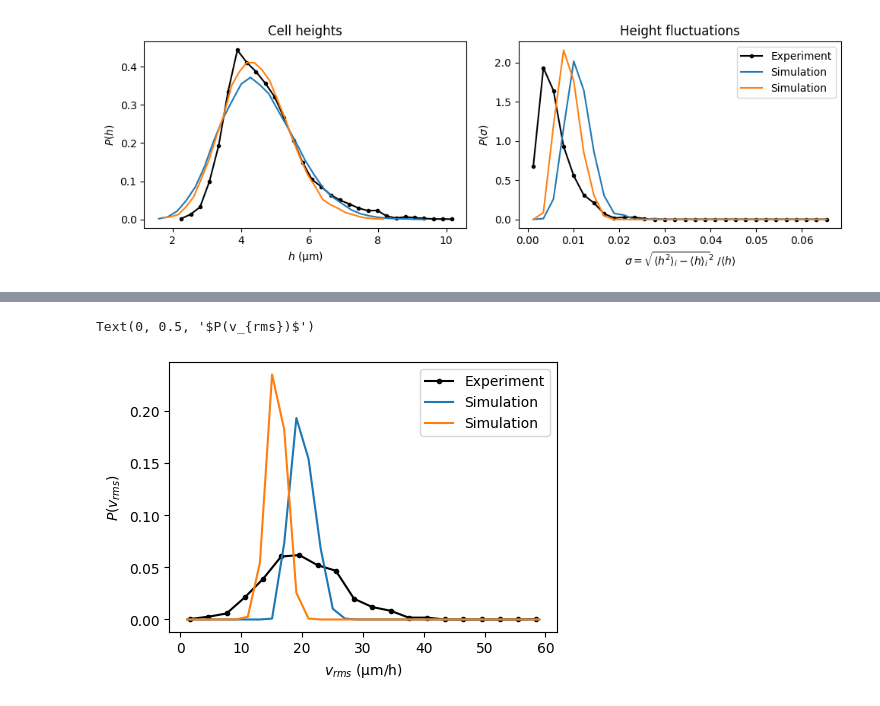
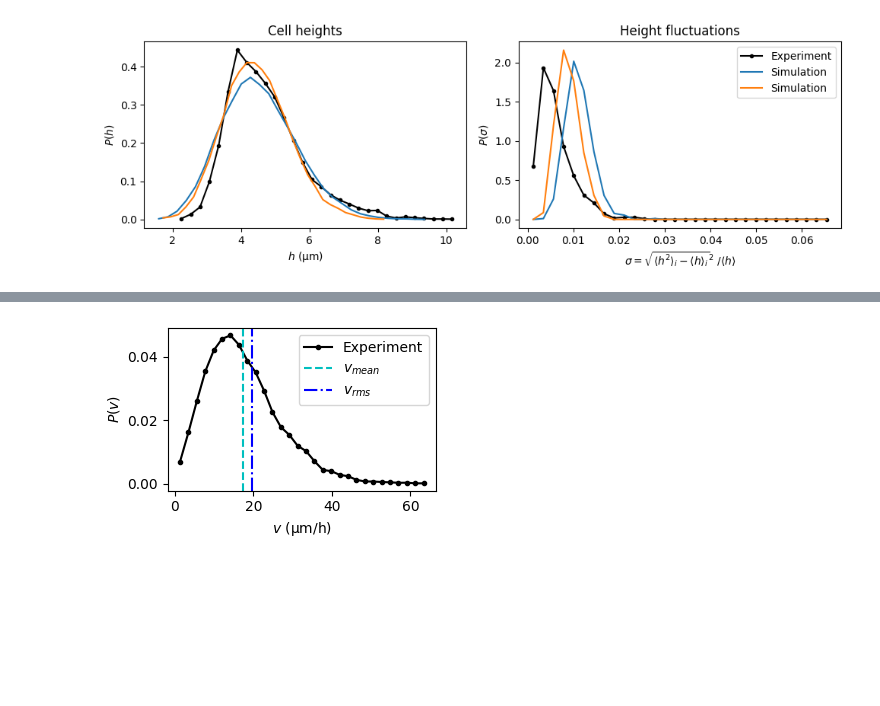
Before and after one commit to siljabl/VertexModel, a Jupyter notebook: analysis/visualization/notebooks/distributions.ipynb, the cells around one changed output, grey strips where cells are left out. Cells and saved outputs as stored; diff of their text form; code cells hidden in the pictures; blank space fills up the shorter version.

Commit message:
adapting plots

```diff
--- a/analysis/visualization/notebooks/distributions.ipynb
+++ b/analysis/visualization/notebooks/distributions.ipynb
@@ -28,8 +28,8 @@ masks = []
 cellprops = []
 
 # Add experimental data
-for dataset in ["holomonitor_20240319_A1-13"]:
-                #"holomonitor_20240301_B1-4",
+for dataset in ["holomonitor_20240319_A1-13",
+                "holomonitor_20240301_B1-4"]:
                 #"holomonitor_20240319_B1-11",
                 #"holomonitor_20240319_A1-9",
                 #"holomonitor_20240319_A1-13"]:
@@ -244,30 +246,36 @@ plt.tight_layout()
 # %%
-tmp_dist = []
+tmp_speed = []
+tmp_vrms  = []
 for cellprop, mask in zip(cellprops, masks):
-    speed = np.ma.sqrt(cellprop.dx[mask[:-1]]**2 + cellprop.dy[mask[:-1]]**2)
-    vrms  = np.ma.sqrt(np.ma.mean(speed**2, axis=0)) * 12
+    speed     = np.ma.sqrt(cellprop.dx[mask[:-1]]**2 + cellprop.dy[mask[:-1]]**2) * 12
+    vrms_cell = np.ma.sqrt(np.ma.mean(speed**2, axis=0))
+    vrms_tot  = np.ma.sqrt(np.ma.mean(speed**2))
 
-    tmp_dist.append((vrms).ravel())
+    tmp_speed.append(speed.ravel())
+    tmp_vrms.append(vrms_cell.ravel())
 
-tmp_dist = np.ma.concatenate(tmp_dist)
-vrms_exp = hist_to_curve(tmp_dist, 20, hist_range=[0.1, 60])
+tmp_speed = np.ma.concatenate(tmp_speed)
+speed_exp = hist_to_curve(tmp_speed, 30)
 
-vrms_sims = []
-for list_vm in list_vms:
+# vrms_sims = []
+# for list_vm in list_vms:
 
-    cell_velocities    = vm_output.get_cell_velocities(list_vm)
-    cell_speeds     = np.sqrt(cell_velocities[:,:,0]**2 + cell_velocities[:,:,1]**2)
-    vrms_sims.append(hist_to_curve(np.sqrt(np.ma.mean(cell_speeds**2, axis=0)), 30, hist_range=[0.1, 60]))
+#     cell_velocities    = vm_output.get_cell_velocities(list_vm)
+#     cell_speeds     = np.sqrt(cell_velocities[:,:,0]**2 + cell_velocities[:,:,1]**2)
+#     vrms_sims.append(hist_to_curve(np.sqrt(np.ma.mean(cell_speeds**2, axis=0)), 30, hist_range=[0.1, 60]))
 
 
 
-plt.figure(figsize=(5,3.5))
-plt.plot(vrms_exp[0], vrms_exp[1], 'k.-', label="Experiment")
-for vrms_sim in vrms_sims:
-    plt.plot(vrms_sim[0], vrms_sim[1], label="Simulation")
+plt.figure(figsize=(6*0.6,4*0.6))
+plt.plot(speed_exp[0], speed_exp[1],                 'k.-', label="Experiment")
+plt.axvline(np.mean(tmp_speed),             c="c", ls="--", label=r"$v_{mean}$")
+plt.axvline(np.sqrt(np.mean(tmp_speed**2)), c="b", ls="-.", label=r"$v_{rms}$")
+# for vrms_sim in vrms_sims:
+#     plt.plot(vrms_sim[0], vrms_sim[1], label="Simulation")
 plt.legend()
-plt.xlabel(r"$v_{rms}$ (µm/h)")
-plt.ylabel(r"$P(v_{rms})$")
+plt.xlabel(r"$v$ (µm/h)")
+plt.ylabel(r"$P(v)$")
+plt.tight_layout()
+plt.savefig("speed_distribution_1900.png", dpi=300)
 # %% [output]
-Text(0, 0.5, '$P(v_{rms})$')
-[figure, old version]
+[figure, new version]
```
Also changed, not shown: parts of 4 cells of this notebook, 2 other files.
